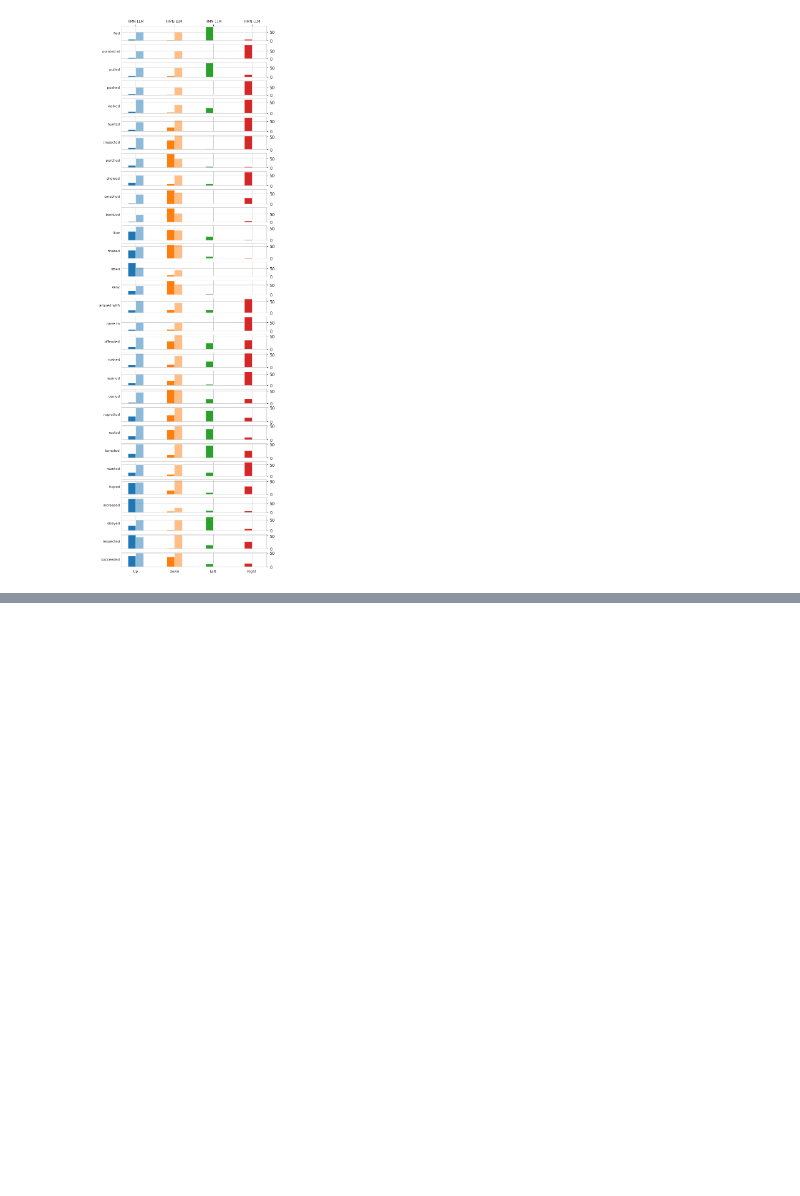
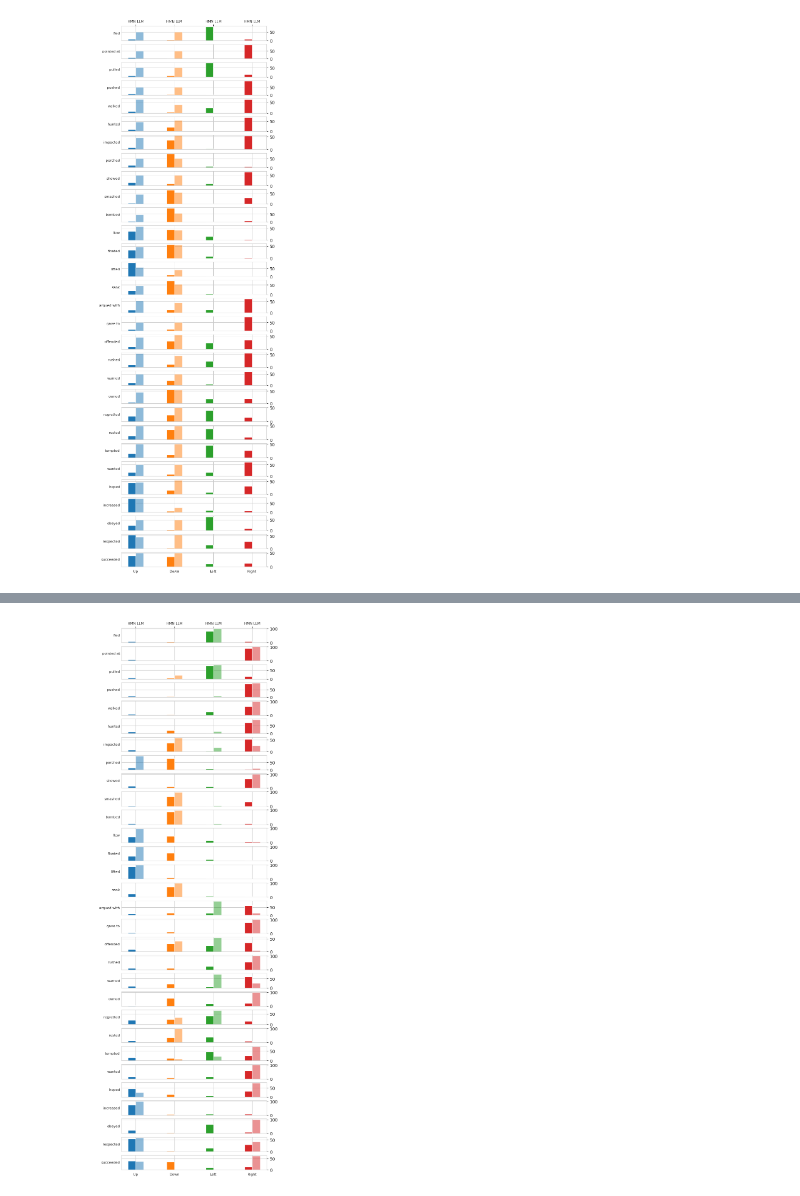
Before and after one commit to PhilWicke/Image-Schemas-in-LLMs, a Jupyter notebook: src/experiment_01/B_Unicode-Experiment.ipynb, the cells around one changed output, grey strips where cells are left out. Cells and saved outputs as stored; diff of their text form; code cells hidden in the pictures; blank space fills up the shorter version.

```diff
--- a/src/experiment_01/B_Unicode-Experiment.ipynb
+++ b/src/experiment_01/B_Unicode-Experiment.ipynb
@@ -355,0 +447,11 @@ plt.show()
+# %%
+model_choices = dict()
+with open("results/UNICODE_"+model_name+"_selections.txt", "r") as f_in:
+    lines = f_in.readlines()
+
+for idx,line in enumerate(lines):
+    if idx == 0:
+        continue
+    parts = line.split("\t")
+    parts[-1].replace("\n","")
+    model_choices[parts[0]] = [int(x) for x in parts[1:]]
@@ -355,0 +540,5 @@ plt.show()
+# %%
+print("Human % distrib.:", richardson_data)
+print("Model distrib.:", model_choices)
+model_percentages = {k:[round(100*(x/24),5) for x in entries] for k, entries in model_choices.items()}
+print("Model % distrib.:", model_percentages)
@@ -355,0 +589,67 @@ plt.show()
+# %%
+import matplotlib.gridspec as gridspec
+import matplotlib.pyplot as plt
+import numpy as np
+
+# Sample data
+data_old = richardson_data
+data_new = model_percentages
+
+action_names = list(data_old.keys())
+num_actions = len(action_names)
+num_subplots = len(data_old[action_names[0]])
+
+fig_width = 6
+colors = ['#1f77b4', '#ff7f0e', '#2ca02c', '#d62728']
+
+# Create a GridSpec layout
+fig = plt.figure(figsize=(fig_width, .75*num_actions))  # Adjust the height factor as needed
+gs = gridspec.GridSpec(num_actions, 1, figure=fig, hspace=0.25)  # You can adjust hspace as needed
+
+bar_width_old = 0.2  # Width of the old bars
+bar_width_new = bar_width_old /2  # Width of the new bars
+
+for i, action in enumerate(action_names):
+
+    values_old = data_old[action]
+    values_new = data_new[action]
+
+    positions_old = np.arange(num_subplots)
+    positions_new = positions_old + bar_width_old  # Shift the new bars to the right
+
+    bottom_old = np.zeros(num_subplots)
+    bottom_new = np.zeros(num_subplots)
+
+    ax = fig.add_subplot(gs[i, 0])
+
+    for j, (value_old, value_new) in enumerate(zip(values_old, values_new)):
+        color_A = colors[j]
+
+        ax.bar(positions_old[j]-.1, value_old, bottom=bottom_old[j], width=bar_width_old, color=color_A)
+        new_bar_x = positions_new[j] #+ bar_width_new / 2  # Middle of the new bar
+        ax.bar(positions_new[j]-.1, value_new, bottom=bottom_new[j], width=bar_width_new*2, color=color_A, alpha=0.5)
+
+        bottom_old[j] += value_old
+        bottom_new[j] += value_new
+
+
+    ax.set_xticks(positions_old)
+    ax.set_xticklabels([])
+
+    if i == num_actions - 1:
+        ax.set_xticklabels(["Up", 'Down', 'Left', 'Right'], fontsize=8)  # Adjust fontsize as needed
+    if i == 0 :
+        ax.set_xticklabels(["HMN LLM", 'HMN LLM', 'HMN LLM', 'HMN LLM'], fontsize=8)  # Adjust fontsize as needed
+        ax.xaxis.set_ticks_position('top')
+        ax.xaxis.set_label_position('top')
+
+    ax.yaxis.tick_right()
+    ax.yaxis.set_label_position("right")
+
+    ax.text(-.01, 0.5, action, transform=ax.transAxes, rotation=0, va='center', ha='right', fontsize=8)
+
+plt.tight_layout()
+plt.savefig("results/UNICODE_"+model_name+"_Choices.png")
+plt.show()
+# %% [output]
+[figure, added]
```
Also changed, not shown: parts of 15 cells of this notebook, 28 other files.
